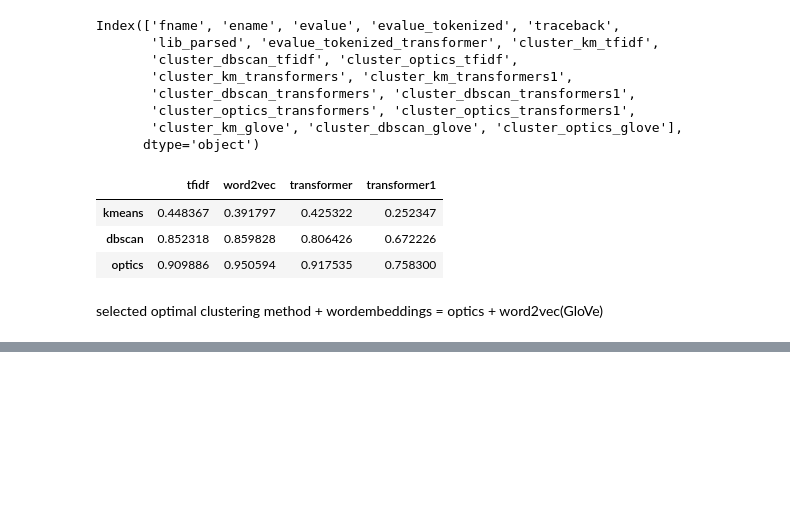
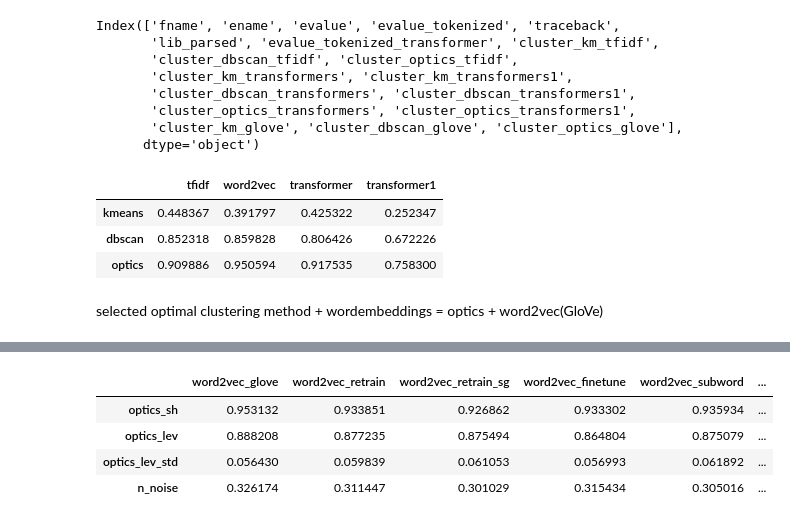
Before and after one commit to PELAB-LiU/jupyter_nbs_empirical, a Jupyter notebook: notebook_error_analysis-refine_types_cluster_methods.ipynb, the cells around one changed output, grey strips where cells are left out. Saved outputs shown, nothing was run; the diff lists cells and outputs as text; code cells hidden in the pictures; blank space fills up the shorter version.

```diff
--- a/notebook_error_analysis-refine_types_cluster_methods.ipynb
+++ b/notebook_error_analysis-refine_types_cluster_methods.ipynb
@@ -385,0 +454,24 @@ selected optimal clustering method + wordembeddings = optics + word2vec(GloVe)
+# %%
+arr_eval = np.zeros((4,6))
+name_cols = ['word2vec_glove','word2vec_retrain','word2vec_retrain_sg','word2vec_finetune','word2vec_subword','word2vec_subword_finetune']
+name_rows = ['optics_sh','optics_lev','optics_lev_std','n_noise']
+
+#ss_optics_glove
+sh_glove = cluster_util.eval_cluster_silhouette(X_glove_rd[df_err_gvalue_optics_w2v['cluster_optics_glove']!=-1],
+                                                df_err_gvalue_optics_w2v.loc[df_err_gvalue_optics_w2v['cluster_optics_glove']!=-1, 'cluster_optics_glove'])
+arr_eval[:,0] = [sh_glove]+sum_lev_glove
+
+#ss_optics_retrain
+arr_eval[:,1] = [sq_w2v]+sum_lev_w2v
+arr_eval[:,2] = [sq_w2v_sg]+sum_lev_w2v_sg
+arr_eval[:,3] = [sq_w2v_finetune]+sum_lev_w2v_finetune
+arr_eval[:,4] = [sq_w2v_subword2vec]+sum_lev_subword2vec
+arr_eval[:,5] = [sq_w2v_subword2vec_finetune]+sum_lev_subword2vec_finetune
+
+pd.DataFrame(arr_eval, index=name_rows, columns=name_cols)
+# %% [output]
+|  | word2vec_glove | word2vec_retrain | word2vec_retrain_sg | word2vec_finetune | word2vec_subword | ... |
+| optics_sh | 0.953132 | 0.933851 | 0.926862 | 0.933302 | 0.935934 | ... |
+| optics_lev | 0.888208 | 0.877235 | 0.875494 | 0.864804 | 0.875079 | ... |
+| optics_lev_std | 0.056430 | 0.059839 | 0.061053 | 0.056993 | 0.061892 | ... |
+| n_noise | 0.326174 | 0.311447 | 0.301029 | 0.315434 | 0.305016 | ... |
```
Also changed, not shown: parts of 8 cells of this notebook, 6 other files.
